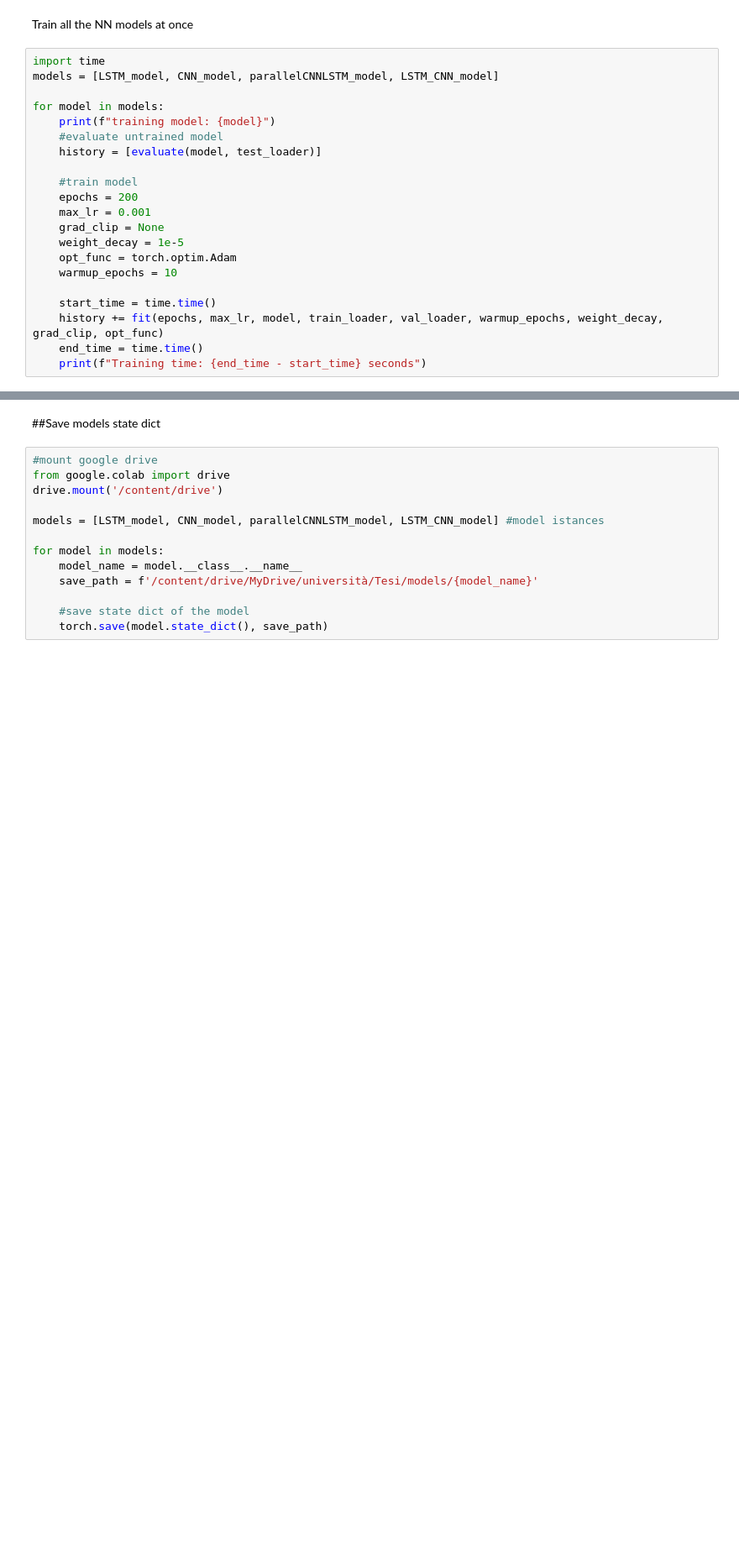
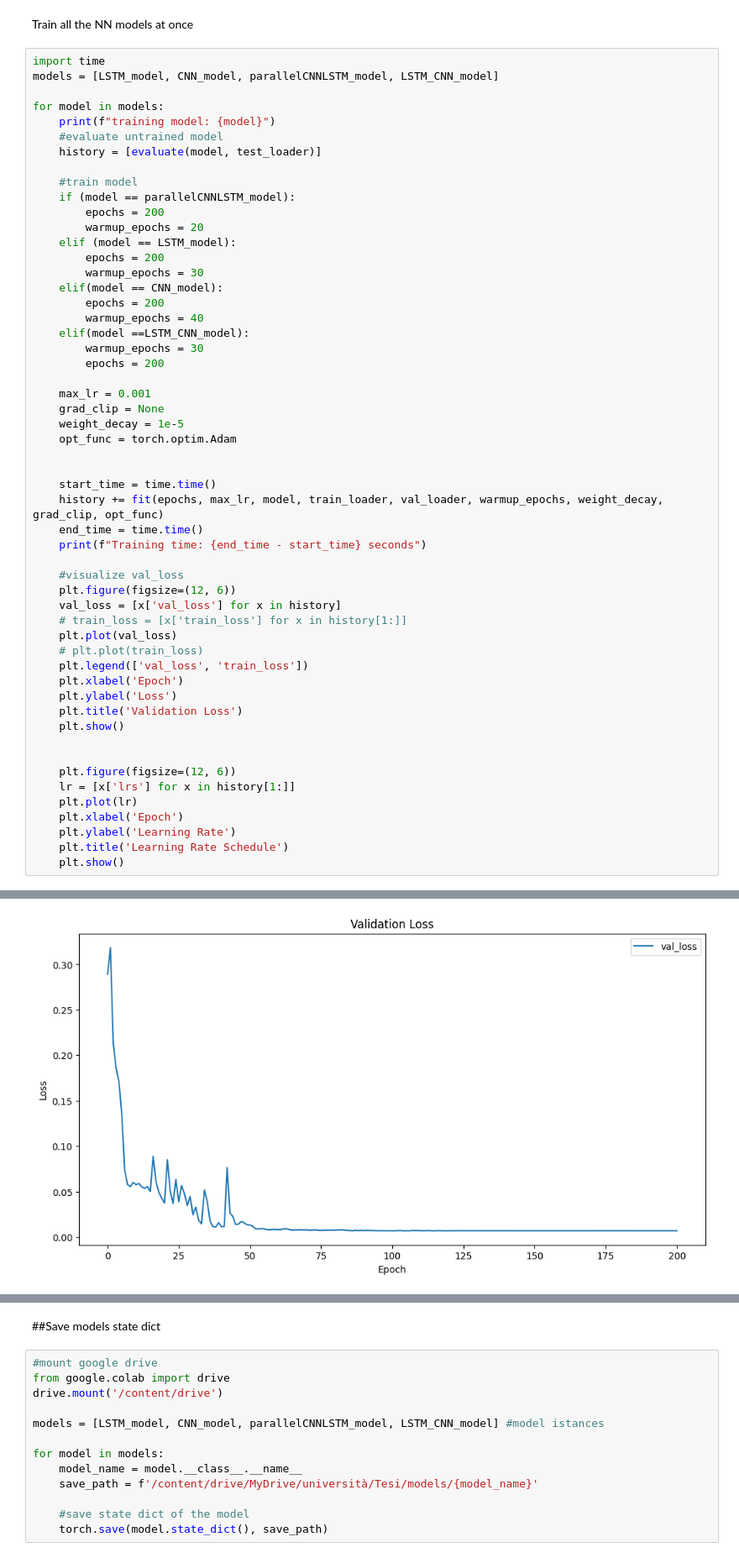
Before and after one commit to andreadamiano/Arbitrated-Dynamic-Ensemble, a Jupyter notebook: Project_code/CNN LSTM/CNN LSTM model.ipynb, the cells around one changed output, grey strips where cells are left out. Shown at 84% size. Cells and saved outputs as stored; diff of their text form; blank space fills up the shorter version.

```diff
--- a/Project_code/CNN LSTM/CNN LSTM model.ipynb
+++ b/Project_code/CNN LSTM/CNN LSTM model.ipynb
@@ -905,17 +706,50 @@ for model in models:
     history = [evaluate(model, test_loader)]
 
     #train model
-    epochs = 200
+    if (model == parallelCNNLSTM_model):
+        epochs = 200
+        warmup_epochs = 20
+    elif (model == LSTM_model):
+        epochs = 200
+        warmup_epochs = 30
+    elif(model == CNN_model):
+        epochs = 200
+        warmup_epochs = 40
+    elif(model ==LSTM_CNN_model):
+        warmup_epochs = 30
+        epochs = 200
+
     max_lr = 0.001
     grad_clip = None
     weight_decay = 1e-5
     opt_func = torch.optim.Adam
-    warmup_epochs = 10
+
 
     start_time = time.time()
     history += fit(epochs, max_lr, model, train_loader, val_loader, warmup_epochs, weight_decay, grad_clip, opt_func)
     end_time = time.time()
     print(f"Training time: {end_time - start_time} seconds")
+
+    #visualize val_loss
+    plt.figure(figsize=(12, 6))
+    val_loss = [x['val_loss'] for x in history]
+    # train_loss = [x['train_loss'] for x in history[1:]]
+    plt.plot(val_loss)
+    # plt.plot(train_loss)
+    plt.legend(['val_loss', 'train_loss'])
+    plt.xlabel('Epoch')
+    plt.ylabel('Loss')
+    plt.title('Validation Loss')
+    plt.show()
+
+
+    plt.figure(figsize=(12, 6))
+    lr = [x['lrs'] for x in history[1:]]
+    plt.plot(lr)
+    plt.xlabel('Epoch')
+    plt.ylabel('Learning Rate')
+    plt.title('Learning Rate Schedule')
+    plt.show()
 # %% [output]
 training model: LSTM(
   (lstm): LSTM(1, 512, num_layers=3, batch_first=True, dropout=0.3)
@@ -936,0 +771 @@ Training time: 53.68887519836426 seconds
+[figure, added]
```
Also changed, not shown: parts of 26 cells of this notebook, 8 other files.
